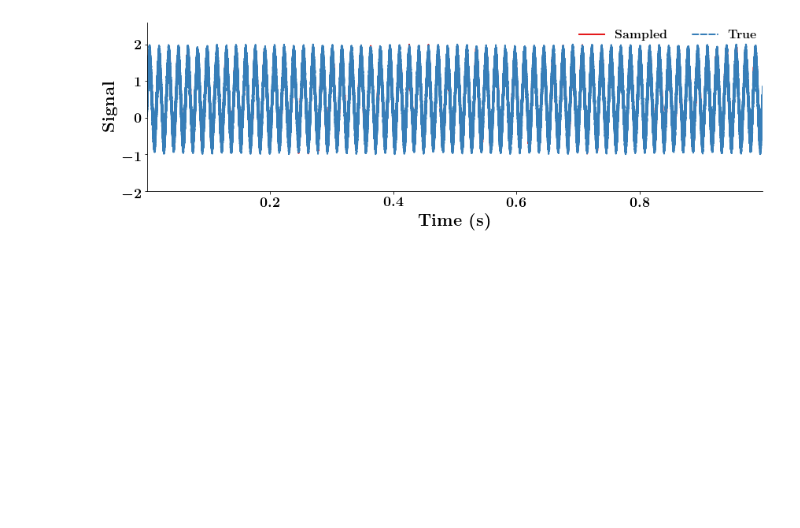
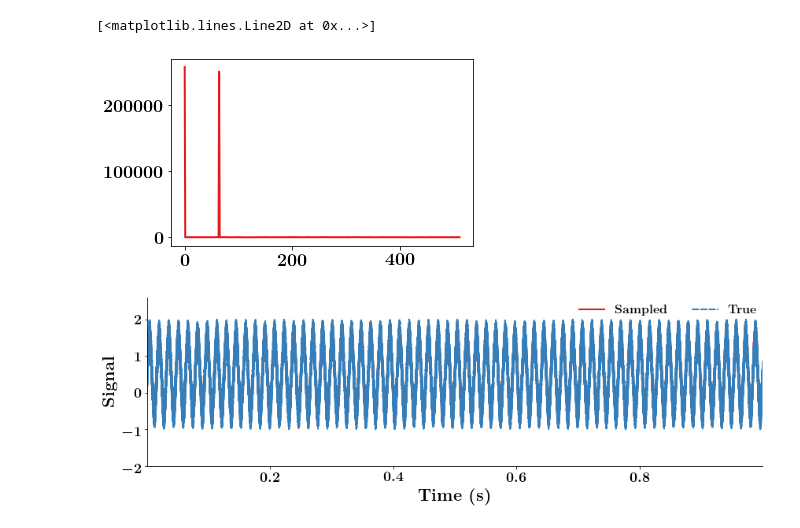
Before and after one commit to danielnewman09/Dissertation, a Jupyter notebook: Dissertation-Notebooks/Chapter-2/Demonstration-Notebooks/FFT_Discussion_Noise.ipynb, the cells around one changed output. Saved outputs shown, nothing was run; the diff lists cells and outputs as text; code cells hidden in the pictures; blank space fills up the shorter version.

```diff
--- a/Dissertation-Notebooks/Chapter-2/Demonstration-Notebooks/FFT_Discussion_Noise.ipynb
+++ b/Dissertation-Notebooks/Chapter-2/Demonstration-Notebooks/FFT_Discussion_Noise.ipynb
@@ -100,3 +165,9 @@ print(raw_fft_odd.shape)
+# %%
+plt.plot(freq,fft)
+# plt.plot(freq,fft_averaged)
+# %% [output]
+[<matplotlib.lines.Line2D at 0x...>]
+[figure, added]
 # %%
 
 # responses = np.vstack((raw_fft.real,raw_fft.imag,(raw_fft * raw_fft.conj()).real))
```
Also changed, not shown: parts of 11 cells of this notebook, 13 other files.
